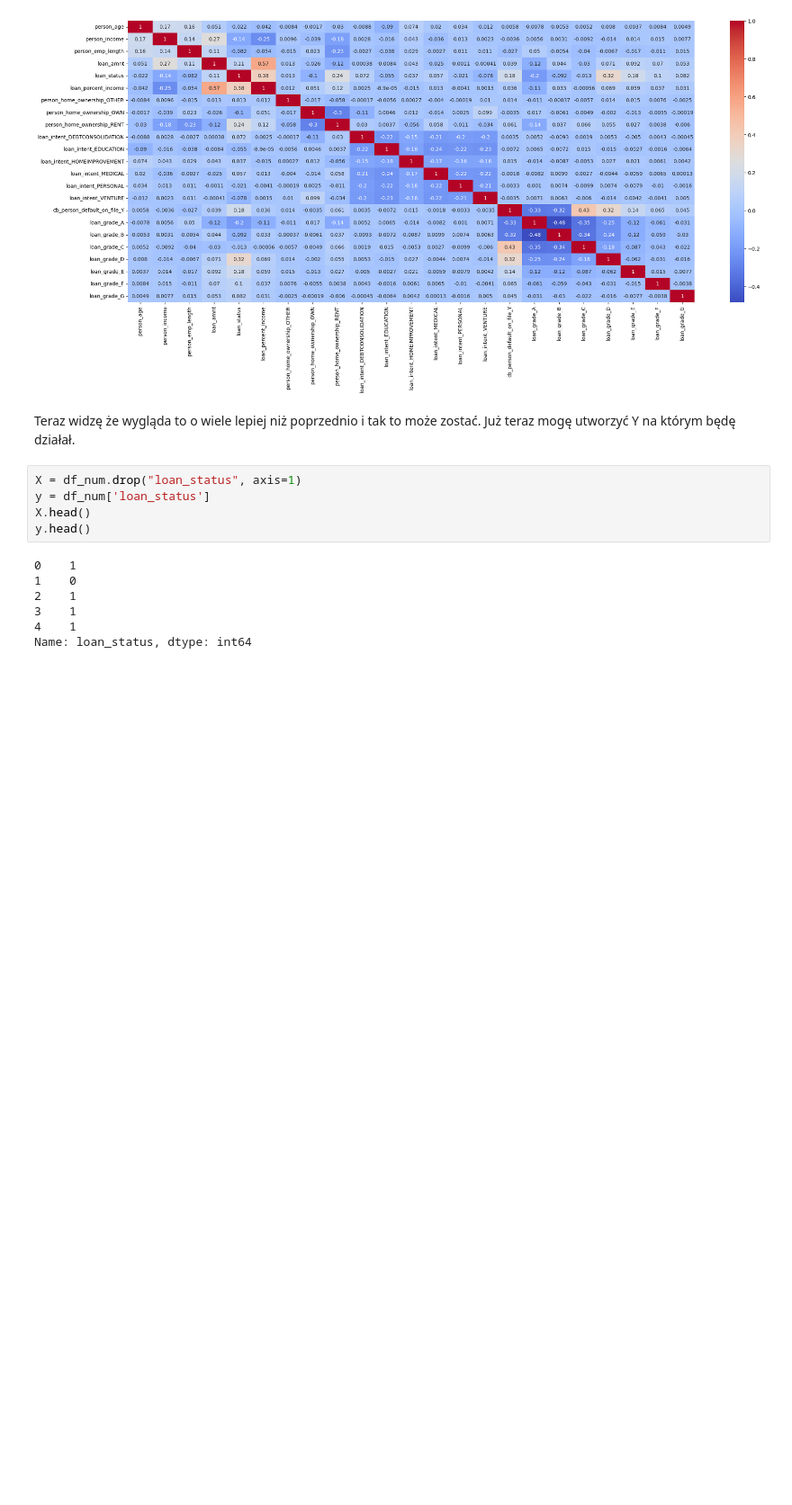
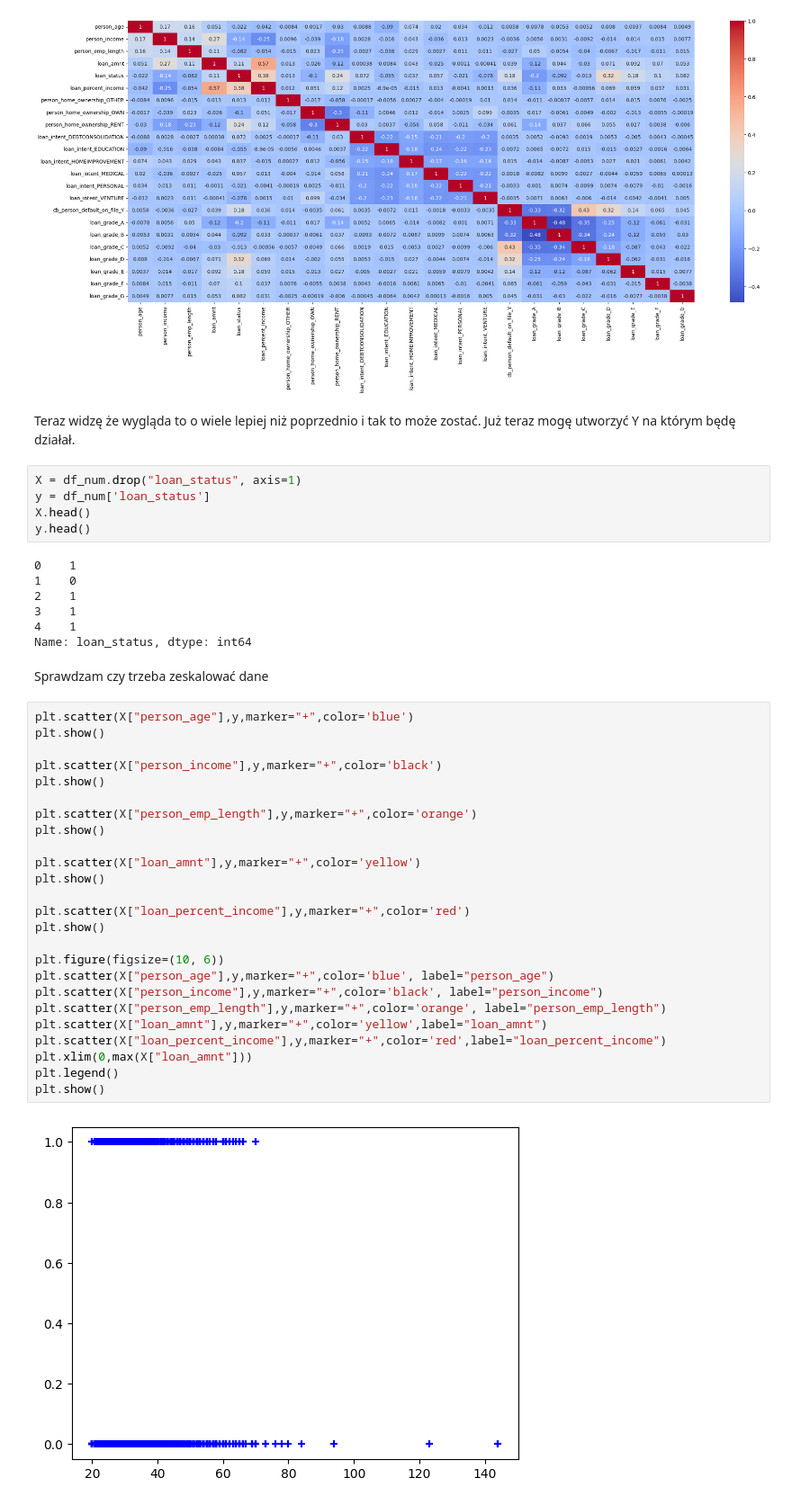
Before and after one commit to WiktorMatla/Przygotowanie_do_rozmowy_rekrutacyjnej, a Jupyter notebook: Przygotowanie_do_rozmowy.ipynb, the cells around one changed output. Shown at 90% size. Saved outputs shown, nothing was run; the diff lists cells and outputs as text; blank space fills up the shorter version.

Commit message:
Zeskalowałem dane.

```diff
--- a/Przygotowanie_do_rozmowy.ipynb
+++ b/Przygotowanie_do_rozmowy.ipynb
@@ -142,3 +142,32 @@ y.head()
 3    1
 4    1
 Name: loan_status, dtype: int64
+# %% [markdown]
+Sprawdzam czy trzeba zeskalować dane
+# %%
+plt.scatter(X["person_age"],y,marker="+",color='blue')
+plt.show()
+
+plt.scatter(X["person_income"],y,marker="+",color='black')
+plt.show()
+
+plt.scatter(X["person_emp_length"],y,marker="+",color='orange')
+plt.show()
+
+plt.scatter(X["loan_amnt"],y,marker="+",color='yellow')
+plt.show()
+
+plt.scatter(X["loan_percent_income"],y,marker="+",color='red')
+plt.show()
+
+plt.figure(figsize=(10, 6))
+plt.scatter(X["person_age"],y,marker="+",color='blue', label="person_age")
+plt.scatter(X["person_income"],y,marker="+",color='black', label="person_income")
+plt.scatter(X["person_emp_length"],y,marker="+",color='orange', label="person_emp_length")
+plt.scatter(X["loan_amnt"],y,marker="+",color='yellow',label="loan_amnt")
+plt.scatter(X["loan_percent_income"],y,marker="+",color='red',label="loan_percent_income")
+plt.xlim(0,max(X["loan_amnt"]))
+plt.legend()
+plt.show()
+# %% [output]
+[figure, added]
```
Also changed, not shown: parts of 5 cells of this notebook.
